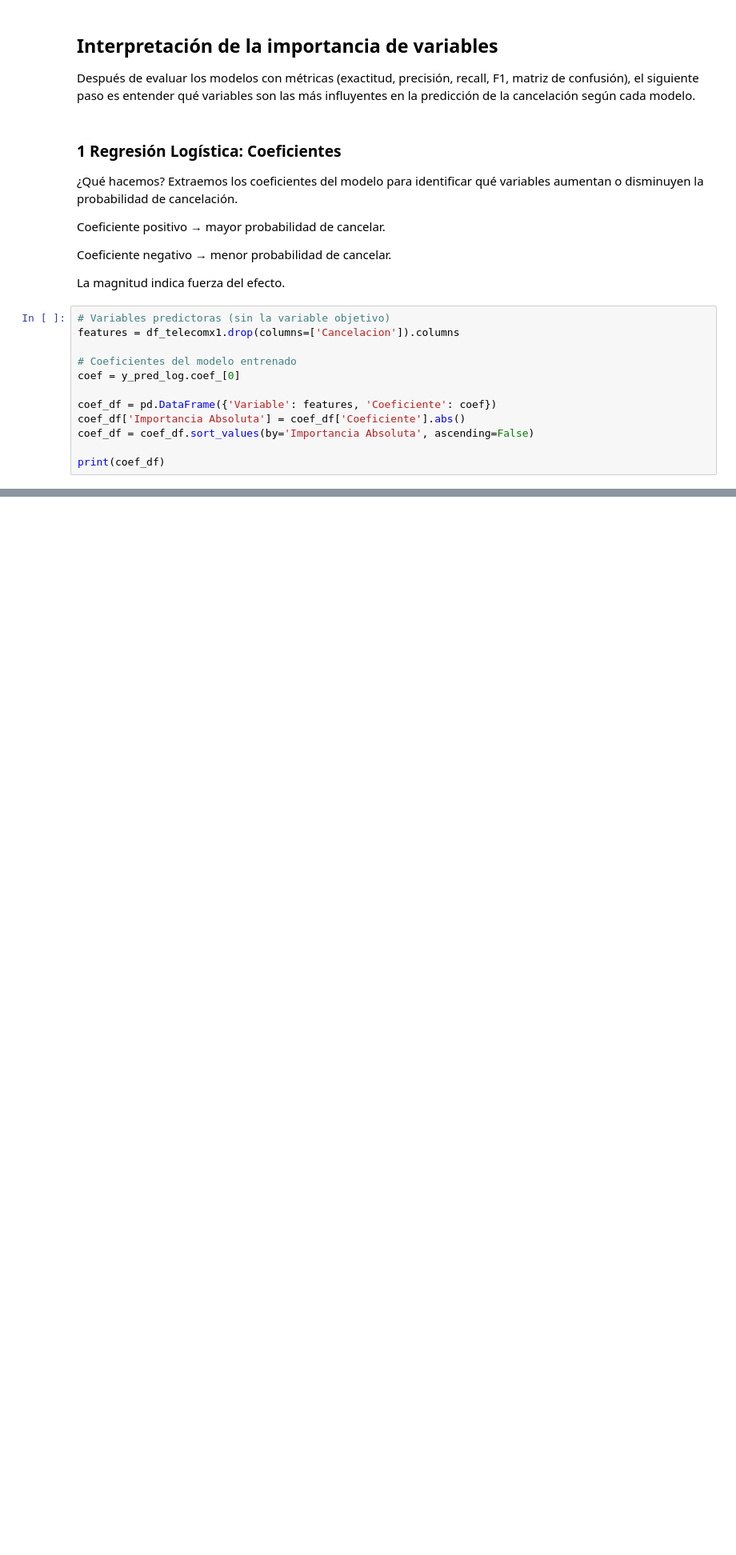
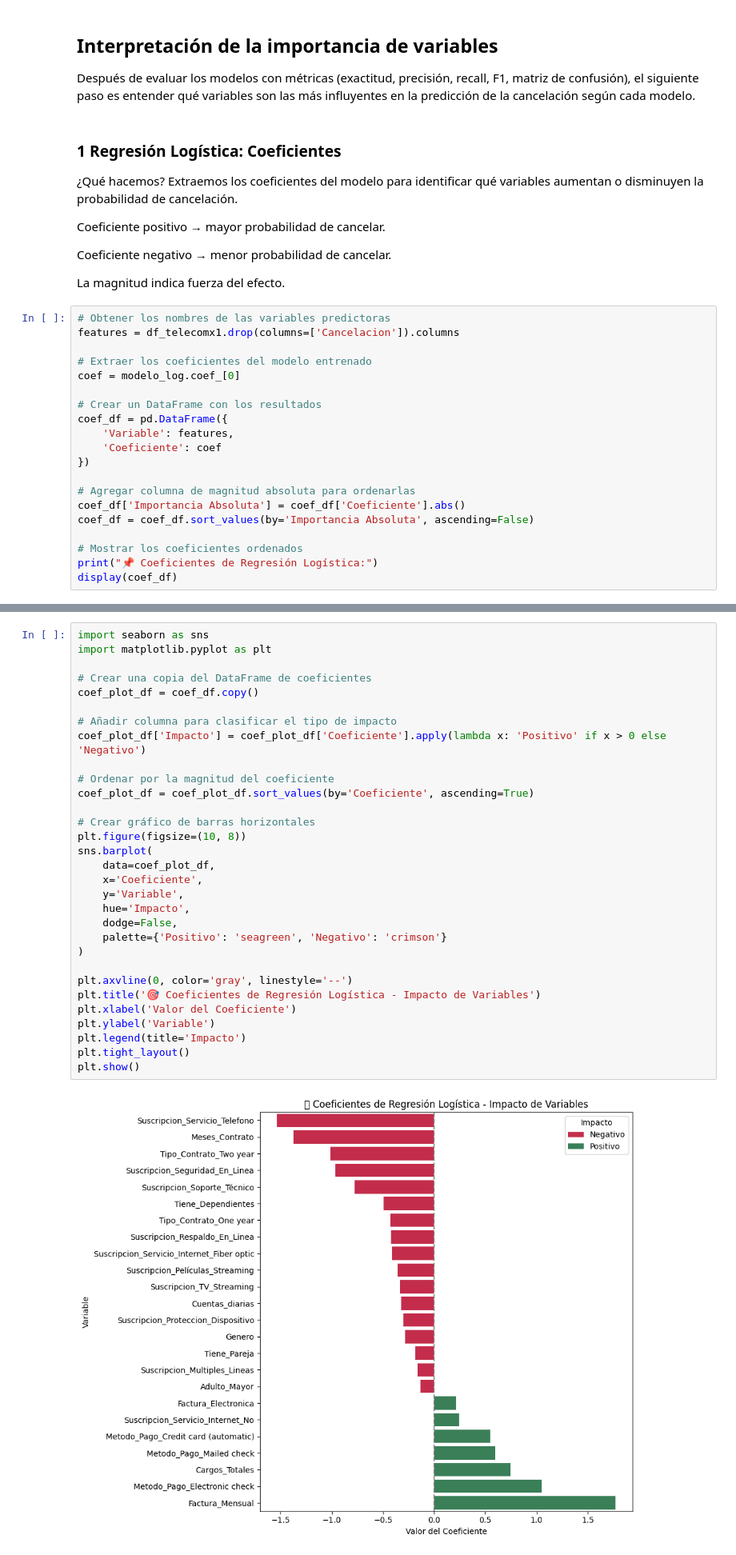
Before and after one commit to Emanuel-Acosta/challege-telecom-X2, a Jupyter notebook: challenge_telecom_X2.ipynb, the cells around one changed output, grey strips where cells are left out. Shown at 80% size. Saved outputs shown, nothing was run; the diff lists cells and outputs as text; blank space fills up the shorter version.

```diff
--- a/challenge_telecom_X2.ipynb
+++ b/challenge_telecom_X2.ipynb
@@ -399,15 +398,23 @@ Coeficiente negativo → menor probabilidad de cancelar.
 
 La magnitud indica fuerza del efecto.
 # %%
-# Variables predictoras (sin la variable objetivo)
+# Obtener los nombres de las variables predictoras
 features = df_telecomx1.drop(columns=['Cancelacion']).columns
 
-# Coeficientes del modelo entrenado
-coef = y_pred_log.coef_[0]
+# Extraer los coeficientes del modelo entrenado
+coef = modelo_log.coef_[0]
 
-coef_df = pd.DataFrame({'Variable': features, 'Coeficiente': coef})
+# Crear un DataFrame con los resultados
+coef_df = pd.DataFrame({
+    'Variable': features,
+    'Coeficiente': coef
+})
+
+# Agregar columna de magnitud absoluta para ordenarlas
 coef_df['Importancia Absoluta'] = coef_df['Coeficiente'].abs()
 coef_df = coef_df.sort_values(by='Importancia Absoluta', ascending=False)
 
-print(coef_df)
+# Mostrar los coeficientes ordenados
+print("📌 Coeficientes de Regresión Logística:")
+display(coef_df)
 # %% [output]
@@ -414,0 +439,33 @@ AttributeError: 'numpy.ndarray' object has no attribute 'coef_'
+# %%
+import seaborn as sns
+import matplotlib.pyplot as plt
+
+# Crear una copia del DataFrame de coeficientes
+coef_plot_df = coef_df.copy()
+
+# Añadir columna para clasificar el tipo de impacto
+coef_plot_df['Impacto'] = coef_plot_df['Coeficiente'].apply(lambda x: 'Positivo' if x > 0 else 'Negativo')
+
+# Ordenar por la magnitud del coeficiente
+coef_plot_df = coef_plot_df.sort_values(by='Coeficiente', ascending=True)
+
+# Crear gráfico de barras horizontales
+plt.figure(figsize=(10, 8))
+sns.barplot(
+    data=coef_plot_df,
+    x='Coeficiente',
+    y='Variable',
+    hue='Impacto',
+    dodge=False,
+    palette={'Positivo': 'seagreen', 'Negativo': 'crimson'}
+)
+
+plt.axvline(0, color='gray', linestyle='--')
+plt.title('🎯 Coeficientes de Regresión Logística - Impacto de Variables')
+plt.xlabel('Valor del Coeficiente')
+plt.ylabel('Variable')
+plt.legend(title='Impacto')
+plt.tight_layout()
+plt.show()
+# %% [output]
+[figure, added]
```
Also changed, not shown: parts of 52 cells of this notebook.
